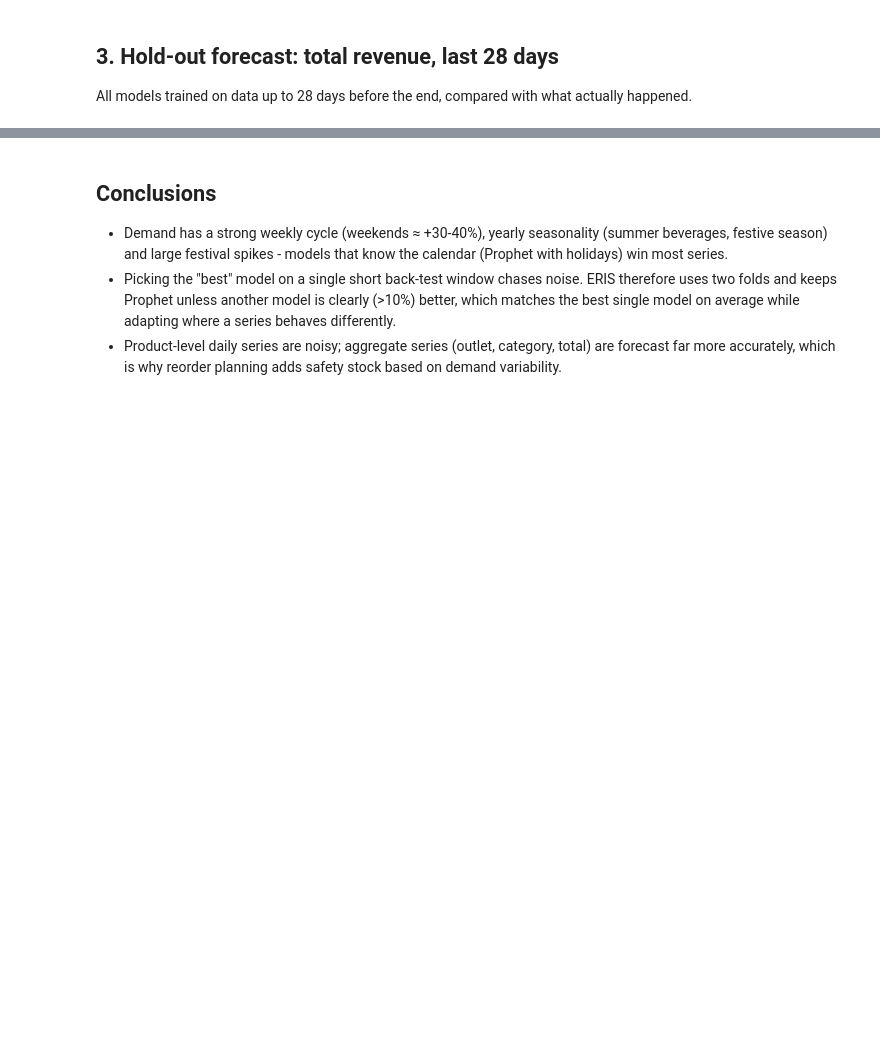
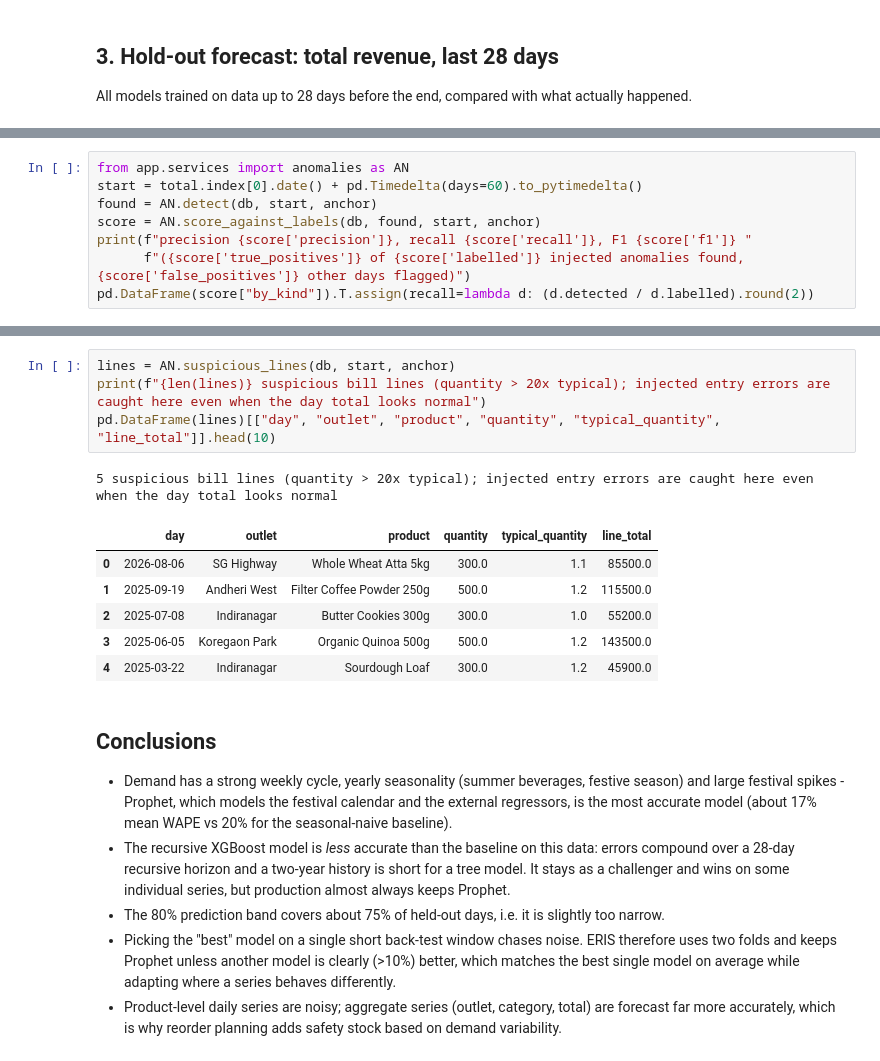
Before and after one commit to hellyparmar/ERIS, a Jupyter notebook: notebooks/forecast_evaluation.ipynb, the cells around one changed output, grey strips where cells are left out. Cells and saved outputs as stored; diff of their text form; blank space fills up the shorter version.

```diff
--- a/notebooks/forecast_evaluation.ipynb
+++ b/notebooks/forecast_evaluation.ipynb
@@ -160,0 +193,8 @@ pd.DataFrame(rows).set_index("model")[["wape", "mape", "mae", "bias_pct"]].round
+# %%
+from app.services import anomalies as AN
+start = total.index[0].date() + pd.Timedelta(days=60).to_pytimedelta()
+found = AN.detect(db, start, anchor)
+score = AN.score_against_labels(db, found, start, anchor)
+print(f"precision {score['precision']}, recall {score['recall']}, F1 {score['f1']} "
+      f"({score['true_positives']} of {score['labelled']} injected anomalies found, {score['false_positives']} other days flagged)")
+pd.DataFrame(score["by_kind"]).T.assign(recall=lambda d: (d.detected / d.labelled).round(2))
@@ -161,8 +209,25 @@ pd.DataFrame(rows).set_index("model")[["wape", "mape", "mae", "bias_pct"]].round
+# %%
+lines = AN.suspicious_lines(db, start, anchor)
+print(f"{len(lines)} suspicious bill lines (quantity > 20x typical); injected entry errors are caught here even when the day total looks normal")
+pd.DataFrame(lines)[["day", "outlet", "product", "quantity", "typical_quantity", "line_total"]].head(10)
+# %% [output]
+5 suspicious bill lines (quantity > 20x typical); injected entry errors are caught here even when the day total looks normal
+|  | day | outlet | product | quantity | typical_quantity | line_total |
+| 0 | 2026-08-06 | SG Highway | Whole Wheat Atta 5kg | 300.0 | 1.1 | 85500.0 |
+| 1 | 2025-09-19 | Andheri West | Filter Coffee Powder 250g | 500.0 | 1.2 | 115500.0 |
+| 2 | 2025-07-08 | Indiranagar | Butter Cookies 300g | 300.0 | 1.0 | 55200.0 |
+| 3 | 2025-06-05 | Koregaon Park | Organic Quinoa 500g | 500.0 | 1.2 | 143500.0 |
+| 4 | 2025-03-22 | Indiranagar | Sourdough Loaf | 300.0 | 1.2 | 45900.0 |
 # %% [markdown]
 ## Conclusions
 
-- Demand has a strong weekly cycle (weekends ≈ +30-40%), yearly seasonality (summer beverages, festive season)
-  and large festival spikes - models that know the calendar (Prophet with holidays) win most series.
+- Demand has a strong weekly cycle, yearly seasonality (summer beverages, festive season) and large festival
+  spikes - Prophet, which models the festival calendar and the external regressors, is the most accurate model
+  (about 17% mean WAPE vs 20% for the seasonal-naive baseline).
+- The recursive XGBoost model is *less* accurate than the baseline on this data: errors compound over a 28-day
+  recursive horizon and a two-year history is short for a tree model. It stays as a challenger and wins on some
+  individual series, but production almost always keeps Prophet.
+- The 80% prediction band covers about 75% of held-out days, i.e. it is slightly too narrow.
 - Picking the "best" model on a single short back-test window chases noise. ERIS therefore uses two folds and keeps
   Prophet unless another model is clearly (>10%) better, which matches the best single model on average while
   adapting where a series behaves differently.
```
Also changed, not shown: parts of 14 cells of this notebook.
